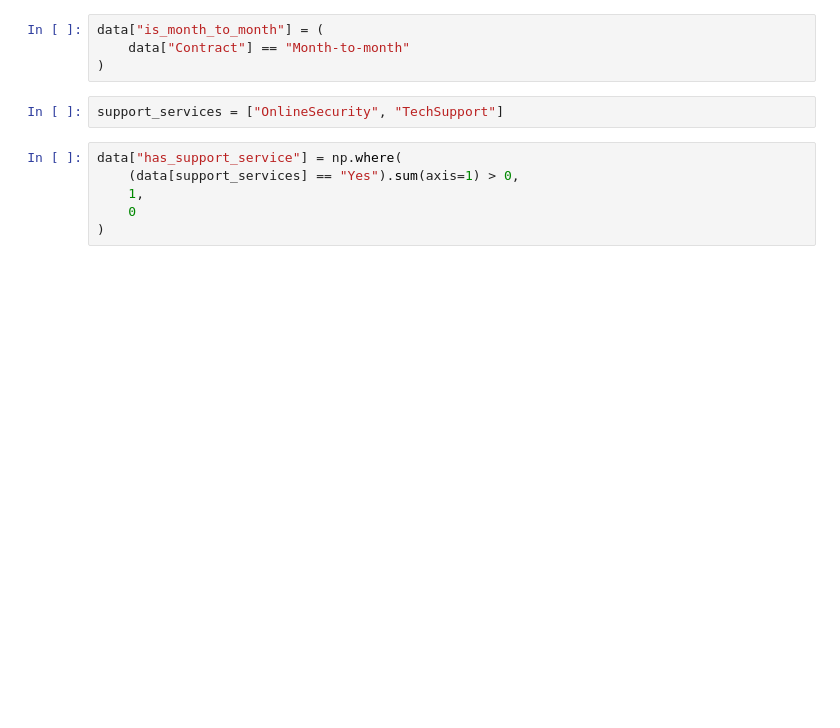
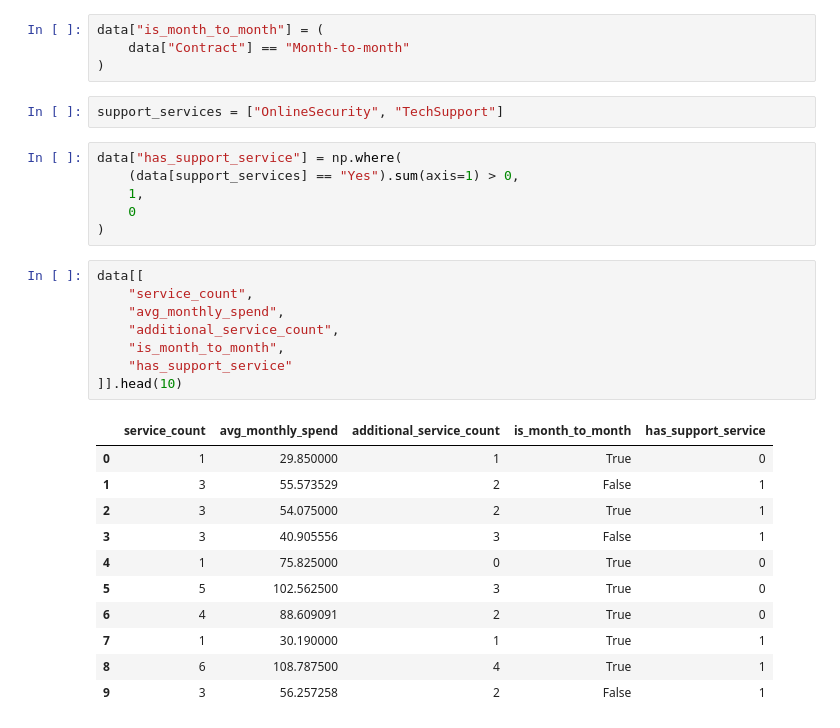
Before and after one commit to Kartikshard/customer-churn-prediction, a Jupyter notebook: notebooks/01_eda.ipynb, the cells around one changed output. Cells and saved outputs as stored; diff of their text form; blank space fills up the shorter version.

```diff
--- a/notebooks/01_eda.ipynb
+++ b/notebooks/01_eda.ipynb
@@ -344,3 +344,23 @@ data["has_support_service"] = np.where(
     1,
     0
 )
+# %%
+data[[
+    "service_count",
+    "avg_monthly_spend",
+    "additional_service_count",
+    "is_month_to_month",
+    "has_support_service"
+]].head(10)
+# %% [output]
+|  | service_count | avg_monthly_spend | additional_service_count | is_month_to_month | has_support_service |
+| 0 | 1 | 29.850000 | 1 | True | 0 |
+| 1 | 3 | 55.573529 | 2 | False | 1 |
+| 2 | 3 | 54.075000 | 2 | True | 1 |
+| 3 | 3 | 40.905556 | 3 | False | 1 |
+| 4 | 1 | 75.825000 | 0 | True | 0 |
+| 5 | 5 | 102.562500 | 3 | True | 0 |
+| 6 | 4 | 88.609091 | 2 | True | 0 |
+| 7 | 1 | 30.190000 | 1 | True | 1 |
+| 8 | 6 | 108.787500 | 4 | True | 1 |
+| 9 | 3 | 56.257258 | 2 | False | 1 |
```
Also changed, not shown: parts of 4 cells of this notebook.
